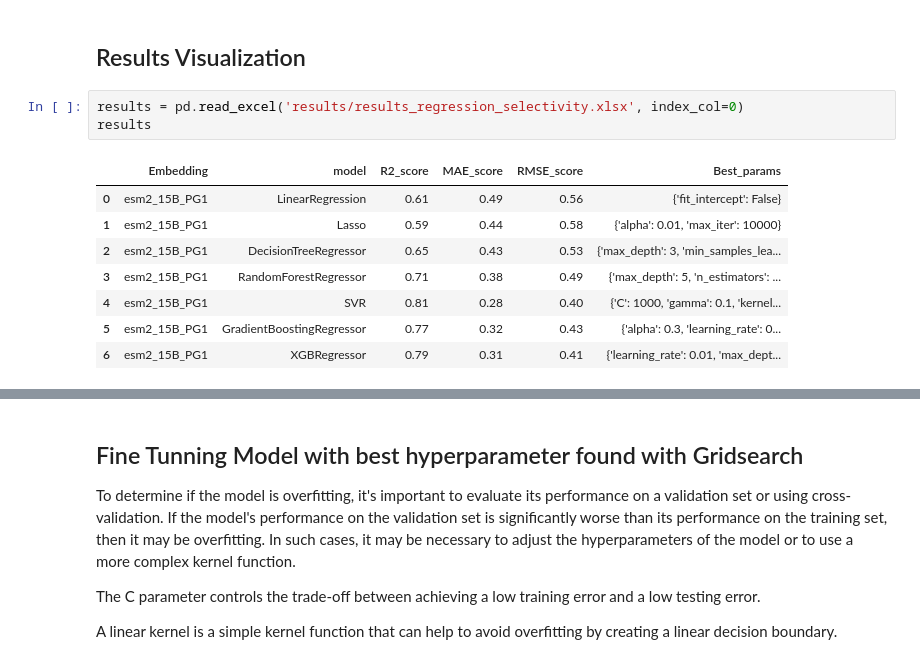
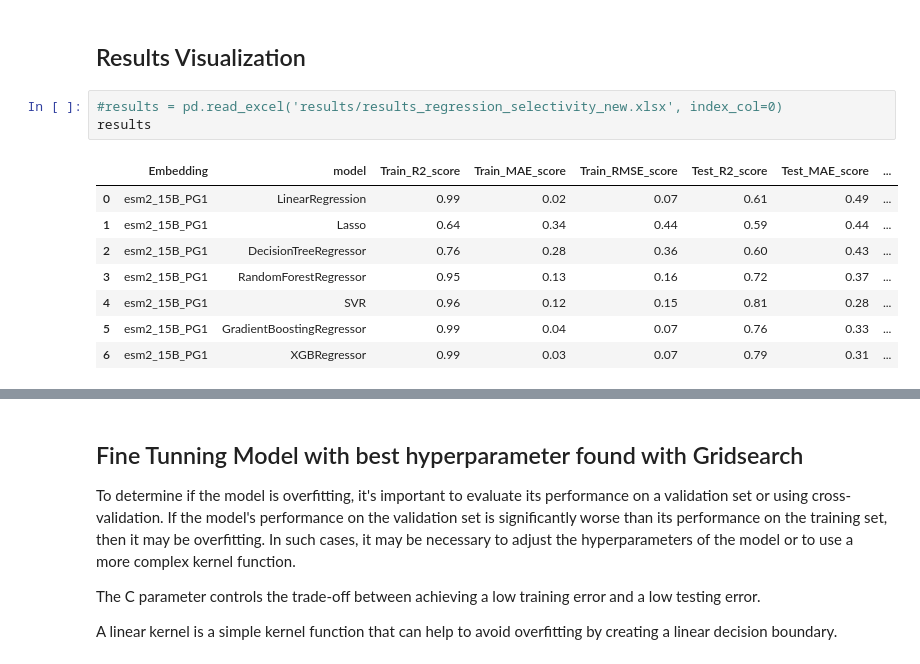
Before and after one commit to ziul-bio/DMS_ML_AMP, a Jupyter notebook: 05_Selectivity_model.ipynb, the cells around one changed output, grey strips where cells are left out. Drawn from its saved outputs; the diff is of its cells as text.

```diff
--- a/05_Selectivity_model.ipynb
+++ b/05_Selectivity_model.ipynb
@@ -289,14 +304,14 @@ Model: XGBRegressor, R2:0.79, MAE:0.31, RMSE:0.56, best params {'learning_rate':
 # %% [markdown]
 ## Results Visualization
 # %%
-results = pd.read_excel('results/results_regression_selectivity.xlsx', index_col=0)
+#results = pd.read_excel('results/results_regression_selectivity_new.xlsx', index_col=0)
 results
 # %% [output]
-|  | Embedding | model | R2_score | MAE_score | RMSE_score | Best_params |
-| 0 | esm2_15B_PG1 | LinearRegression | 0.61 | 0.49 | 0.56 | {'fit_intercept': False} |
-| 1 | esm2_15B_PG1 | Lasso | 0.59 | 0.44 | 0.58 | {'alpha': 0.01, 'max_iter': 10000} |
-| 2 | esm2_15B_PG1 | DecisionTreeRegressor | 0.65 | 0.43 | 0.53 | {'max_depth': 3, 'min_samples_lea... |
-| 3 | esm2_15B_PG1 | RandomForestRegressor | 0.71 | 0.38 | 0.49 | {'max_depth': 5, 'n_estimators': ... |
-| 4 | esm2_15B_PG1 | SVR | 0.81 | 0.28 | 0.40 | {'C': 1000, 'gamma': 0.1, 'kernel... |
-| 5 | esm2_15B_PG1 | GradientBoostingRegressor | 0.77 | 0.32 | 0.43 | {'alpha': 0.3, 'learning_rate': 0... |
-| 6 | esm2_15B_PG1 | XGBRegressor | 0.79 | 0.31 | 0.41 | {'learning_rate': 0.01, 'max_dept... |
+|  | Embedding | model | Train_R2_score | Train_MAE_score | Train_RMSE_score | Test_R2_score | Test_MAE_score | ... |
+| 0 | esm2_15B_PG1 | LinearRegression | 0.99 | 0.02 | 0.07 | 0.61 | 0.49 | ... |
+| 1 | esm2_15B_PG1 | Lasso | 0.64 | 0.34 | 0.44 | 0.59 | 0.44 | ... |
+| 2 | esm2_15B_PG1 | DecisionTreeRegressor | 0.76 | 0.28 | 0.36 | 0.60 | 0.43 | ... |
+| 3 | esm2_15B_PG1 | RandomForestRegressor | 0.95 | 0.13 | 0.16 | 0.72 | 0.37 | ... |
+| 4 | esm2_15B_PG1 | SVR | 0.96 | 0.12 | 0.15 | 0.81 | 0.28 | ... |
+| 5 | esm2_15B_PG1 | GradientBoostingRegressor | 0.99 | 0.04 | 0.07 | 0.76 | 0.33 | ... |
+| 6 | esm2_15B_PG1 | XGBRegressor | 0.99 | 0.03 | 0.07 | 0.79 | 0.31 | ... |
```
Also changed, not shown: parts of 21 cells of this notebook, 1 other file.
